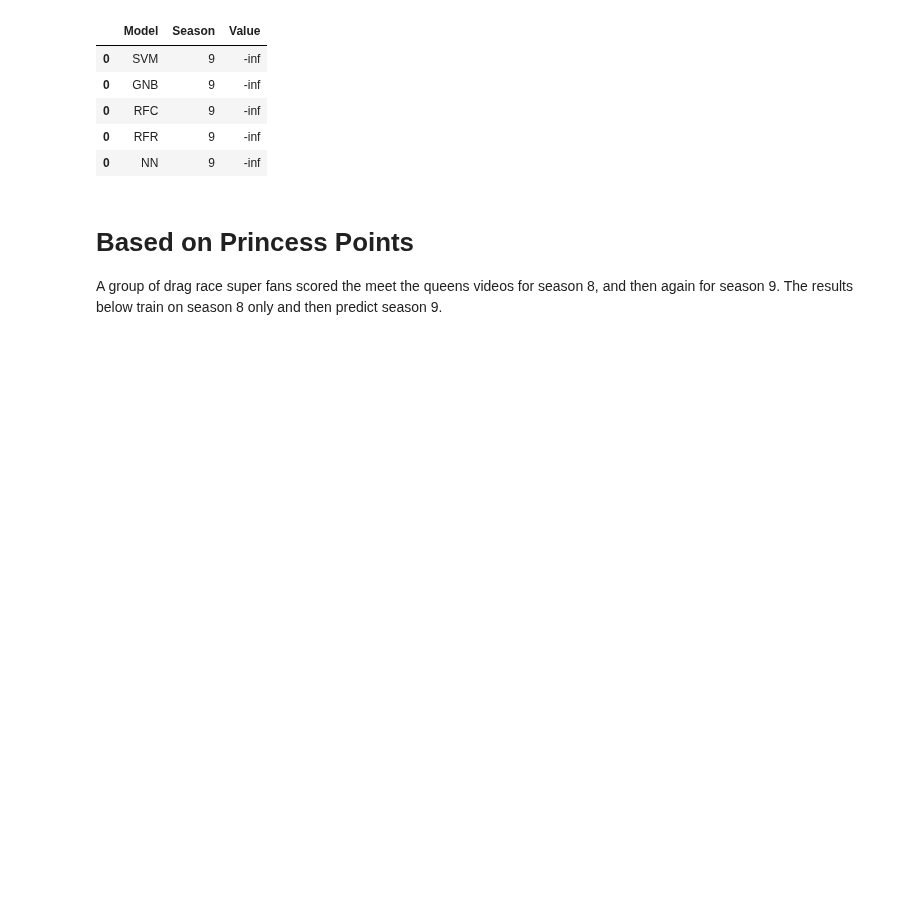
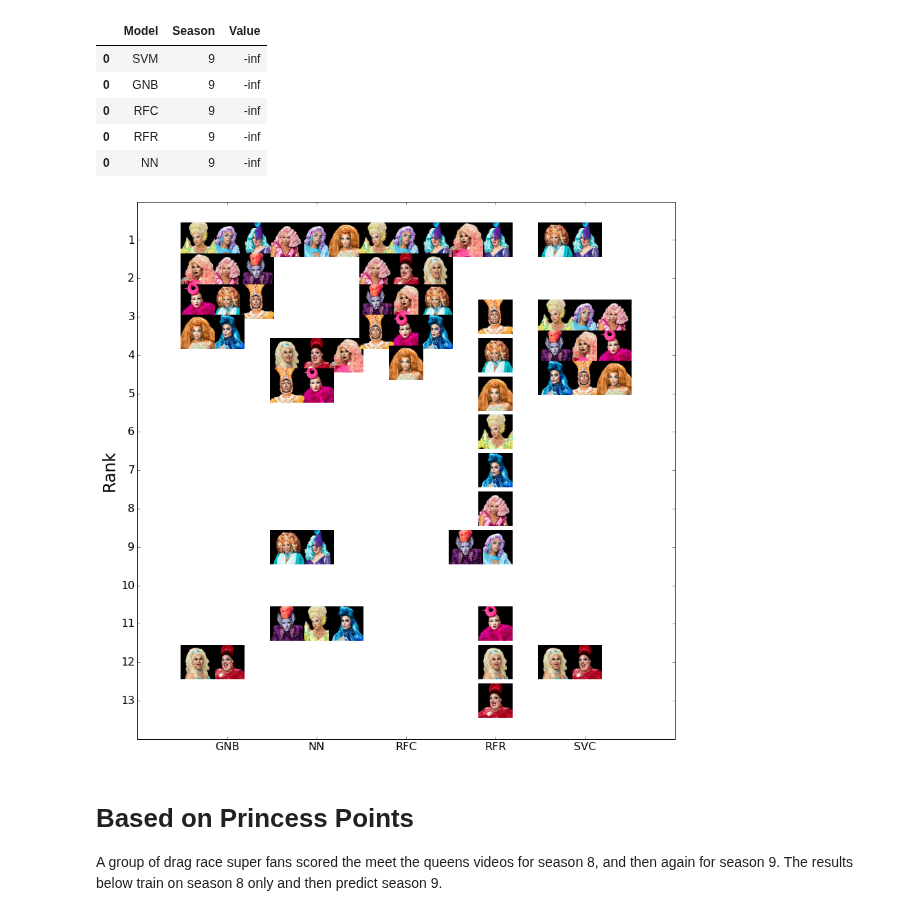
Before and after one commit to telliott27/rupaulsdragrace, a Jupyter notebook: Drag Race Season 9.ipynb, the cells around one changed output. Saved outputs shown, nothing was run; the diff lists cells and outputs as text; code cells hidden in the pictures; blank space fills up the shorter version.

Commit message:
Added plot creation script

```diff
--- a/Drag Race Season 9.ipynb
+++ b/Drag Race Season 9.ipynb
@@ -206,6 +208,14 @@ class neural_network:
     def fit(self,features,targets,times=10000):
         targets = self.convertY(targets)
         self.network.fit(features,targets)
+# %%
+def setXY(x,y,n):
+    y = y - int((n-1)/3)*0.8
+    if n % 3 == 2:
+        x = x - 0.33
+    elif n % 3 == 0:
+        x = x + 0.33
+    return(x,y)
 # %% [markdown]
 Initialize the models
 # %%
@@ -295,6 +305,44 @@ rank_scores
 | 0 | RFC | 9 | -inf |
 | 0 | RFR | 9 | -inf |
 | 0 | NN | 9 | -inf |
+# %%
+fig = plt.figure(figsize=(14,14))
+ax = fig.add_subplot(1,1,1)
+plt.xticks(range(5), ['GNB','NN','RFC','RFR','SVC'], size='small')
+plt.yticks(range(13),range(13,0,-1))
+ax.set_ylim([-1,13])
+ax.set_xlim([-1,5])
+ax.set_ylabel("Rank",fontsize=24)
+ax.tick_params(axis='both', which='major', labelsize=16)
+
+models = ['GNB','NN','RFC','RFR','SVC']
+
+for i in range(5):
+    the_data = pred_df.loc[pred_df.Model==models[i],:]
+    places = {}
+    for name in the_data.Name:
+        file_name = name.replace(" ","").replace("'","") + "Mug.jpg"
+        place = 13-np.asscalar(the_data.loc[the_data.Name==name,'Predicted'])
+        if place in places.keys():
+            places[place]+=1
+        else:
+            places[place]=1
+        img = mpimg.imread("Season 9 Queens/"+file_name)
+        im = OffsetImage(img,zoom=0.5)
+        x, y = setXY(i,place,places[place])
+        ab = AnnotationBbox(im,(x,y),xycoords='data',frameon=False)
+        ax.add_artist(ab)
+
+
+
+#img = mpimg.imread("Season 9 Queens/AjaMug.jpg")
+#im = OffsetImage(img,zoom=0.5)
+#x = 1; y = 0.6
+#ab = AnnotationBbox(im, (x,y), xycoords='data', frameon=False)
+#ax.add_artist(ab)
+fig.savefig("predicted9.png")
+# %% [output]
+[figure, added]
 # %% [markdown]
 # Based on Princess Points
 
```
Also changed, not shown: parts of 6 cells of this notebook, 3 other files.
